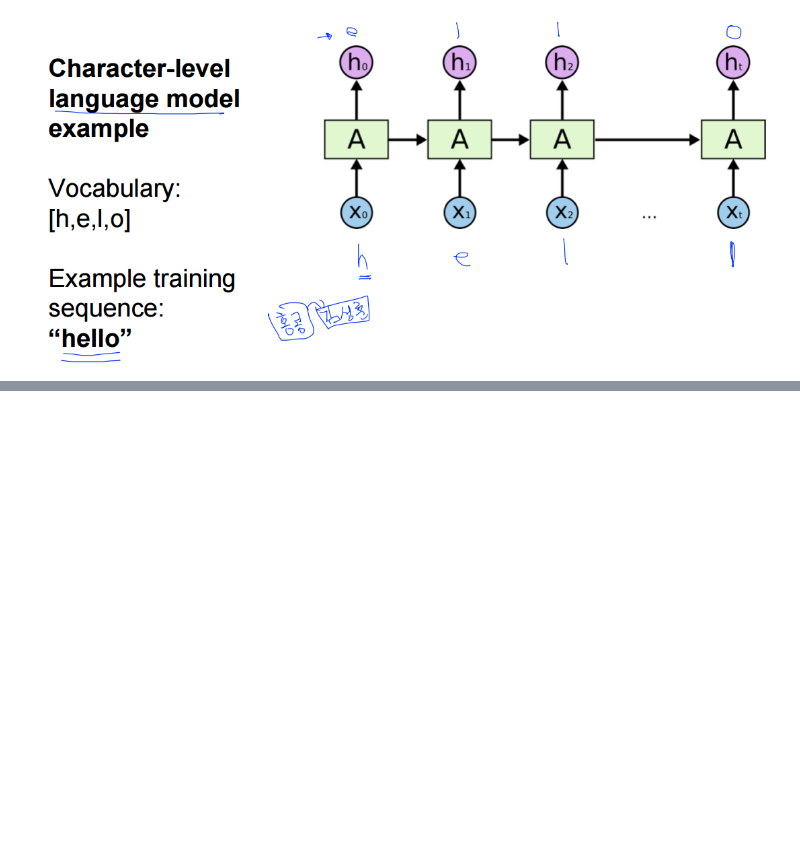
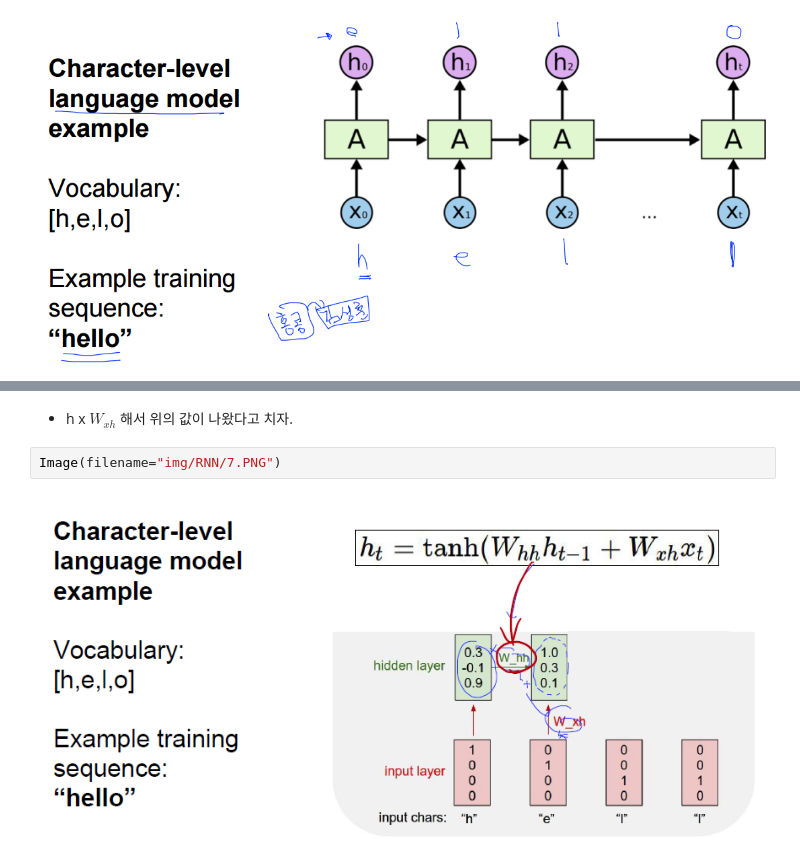
Before and after one commit to byungjun0689/DataScience, a Jupyter notebook: 9. Study wtih JJak/2. Deep Learning/0511_CNN_RNN/RNN.ipynb, the cells around one changed output, grey strips where cells are left out. Drawn from its saved outputs; the diff is of its cells as text; blank space fills up the shorter version.

```diff
--- a/9. Study wtih JJak/2. Deep Learning/0511_CNN_RNN/RNN.ipynb
+++ b/9. Study wtih JJak/2. Deep Learning/0511_CNN_RNN/RNN.ipynb
@@ -60,0 +77,6 @@ Image(filename="img/RNN/4.PNG")
+# %% [markdown]
+ - h x $W_{xh}$ 해서 위의 값이 나왔다고 치자.
+# %%
+Image(filename="img/RNN/7.PNG")
+# %% [output]
+[figure, added]
```
Also changed, not shown: parts of 32 cells of this notebook, 19 other files.
